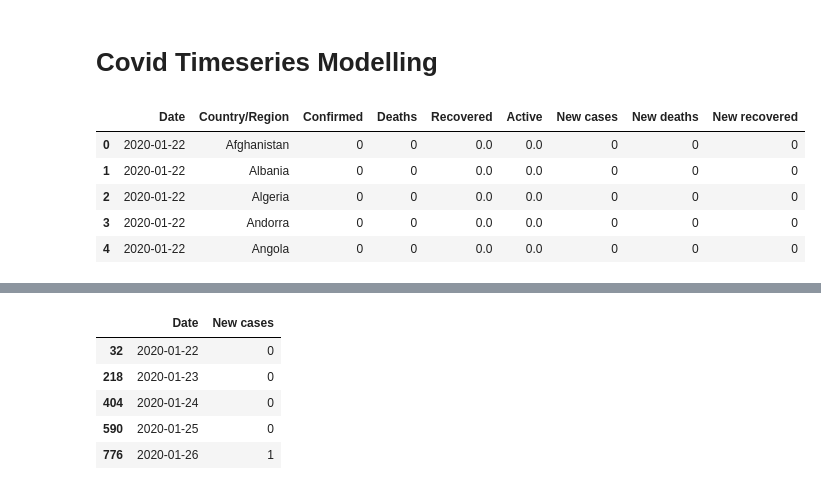
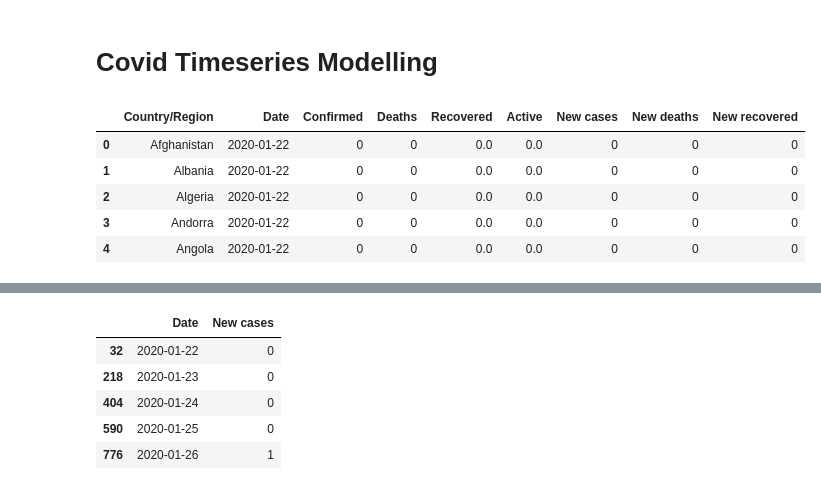
Before and after one commit to kiranrawat/Covid-19-diagnosis-and-its-clinical-spectrum, a Jupyter notebook: TimeSeries Modelling.ipynb, the cells around one changed output, grey strips where cells are left out. Cells and saved outputs as stored; diff of their text form; code cells hidden in the pictures.

```diff
--- a/TimeSeries Modelling.ipynb
+++ b/TimeSeries Modelling.ipynb
@@ -13,15 +13,15 @@ import plotly.express as px
 %matplotlib inline
 %config InlineBackend.figure_format='retina'
 # %%
-full_grouped = pd.read_csv('COVID-19-complete-new.csv', parse_dates=['Date'], index_col=0, header = 0)
+full_grouped = pd.read_csv('COVID-19-complete-07-aug.csv', parse_dates=['Date'], index_col=0, header = 0)
 full_grouped.head()
 # %% [output]
-|  | Date | Country/Region | Confirmed | Deaths | Recovered | Active | New cases | New deaths | New recovered |
-| 0 | 2020-01-22 | Afghanistan | 0 | 0 | 0.0 | 0.0 | 0 | 0 | 0 |
-| 1 | 2020-01-22 | Albania | 0 | 0 | 0.0 | 0.0 | 0 | 0 | 0 |
-| 2 | 2020-01-22 | Algeria | 0 | 0 | 0.0 | 0.0 | 0 | 0 | 0 |
-| 3 | 2020-01-22 | Andorra | 0 | 0 | 0.0 | 0.0 | 0 | 0 | 0 |
-| 4 | 2020-01-22 | Angola | 0 | 0 | 0.0 | 0.0 | 0 | 0 | 0 |
+|  | Country/Region | Date | Confirmed | Deaths | Recovered | Active | New cases | New deaths | New recovered |
+| 0 | Afghanistan | 2020-01-22 | 0 | 0 | 0.0 | 0.0 | 0 | 0 | 0 |
+| 1 | Albania | 2020-01-22 | 0 | 0 | 0.0 | 0.0 | 0 | 0 | 0 |
+| 2 | Algeria | 2020-01-22 | 0 | 0 | 0.0 | 0.0 | 0 | 0 | 0 |
+| 3 | Andorra | 2020-01-22 | 0 | 0 | 0.0 | 0.0 | 0 | 0 | 0 |
+| 4 | Angola | 2020-01-22 | 0 | 0 | 0.0 | 0.0 | 0 | 0 | 0 |
 # %%
 full_grouped
 # %% [output]
```
Also changed, not shown: parts of 30 cells of this notebook, 2 other files.
